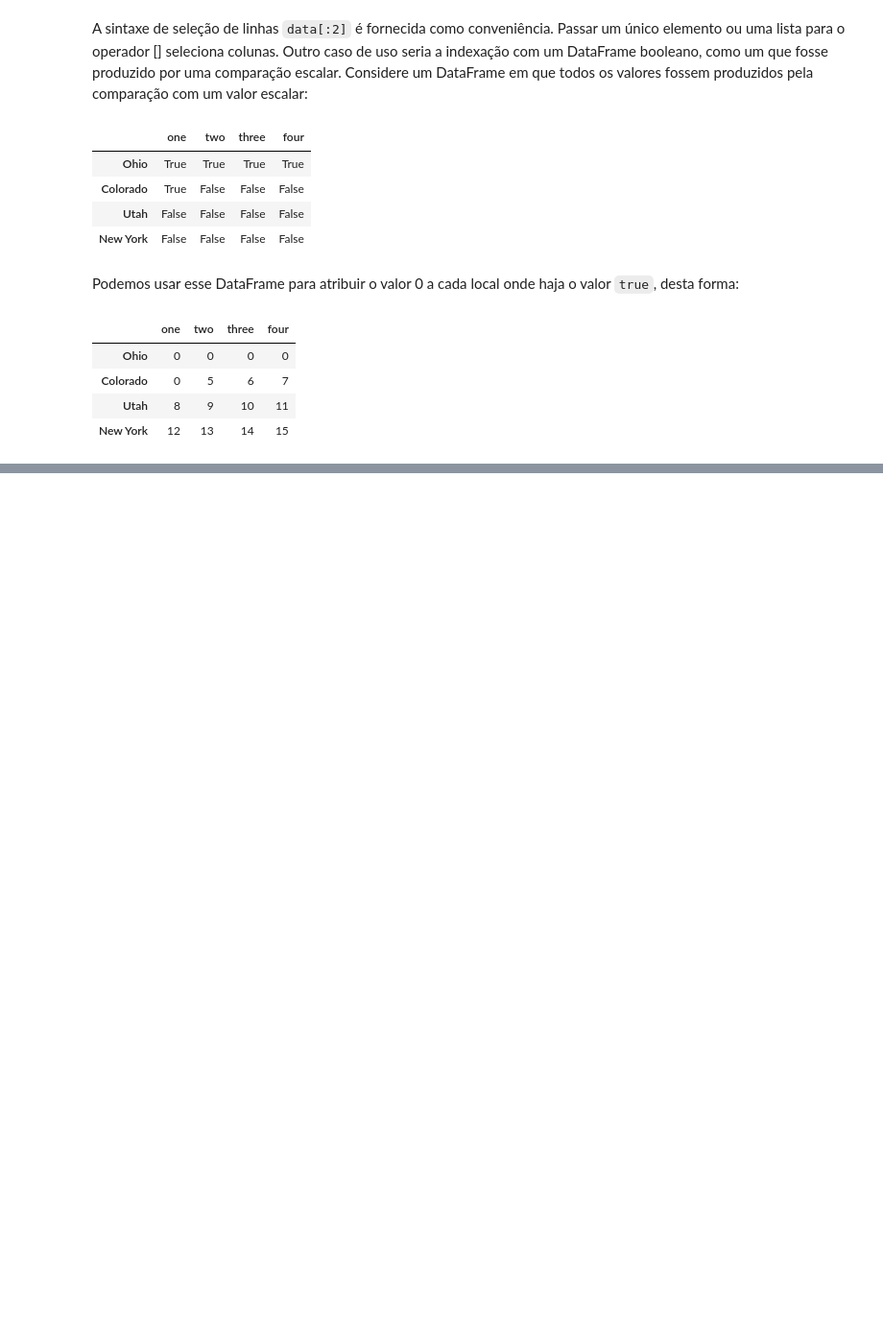
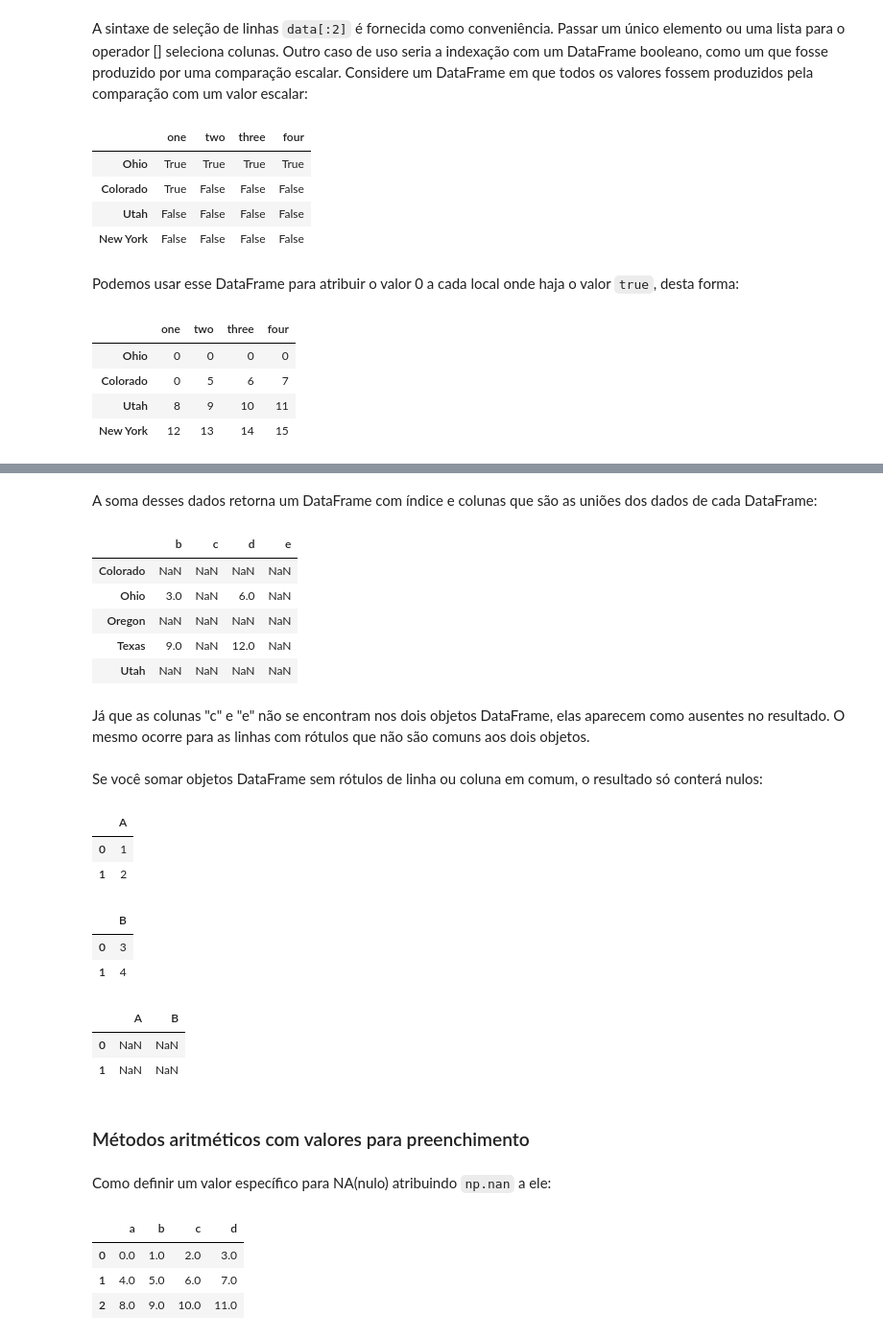
Before and after one commit to isaiassousa032/python-para-analise-de-dados-livro, a Jupyter notebook: Capitulo 5.ipynb, the cells around one changed output, grey strips where cells are left out. Shown at 96% size. Saved outputs shown, nothing was run; the diff lists cells and outputs as text; code cells hidden in the pictures; blank space fills up the shorter version.

Commit message:
Métodos aritméticos com valores para preenchimento

```diff
--- a/Capitulo 5.ipynb
+++ b/Capitulo 5.ipynb
@@ -911,0 +982,4 @@ data
+# %%
+df1 = pd.DataFrame(np.arange(9.).reshape((3,3)), columns=list("bcd"), index=["Ohio","Texas","Colorado"])
+df2 = pd.DataFrame(np.arange(12).reshape((4,3)), columns=list("bde"), index=["Utah","Ohio","Texas","Oregon"])
+df1
@@ -911,0 +999,39 @@ data
+# %% [markdown]
+A soma desses dados retorna um DataFrame com índice e colunas que são as uniões dos dados de cada DataFrame:
+# %%
+df1 + df2
+# %% [output]
+|  | b | c | d | e |
+| Colorado | NaN | NaN | NaN | NaN |
+| Ohio | 3.0 | NaN | 6.0 | NaN |
+| Oregon | NaN | NaN | NaN | NaN |
+| Texas | 9.0 | NaN | 12.0 | NaN |
+| Utah | NaN | NaN | NaN | NaN |
+# %% [markdown]
+Já que as colunas "c" e "e" não se encontram nos dois objetos DataFrame, elas aparecem como ausentes no resultado. O mesmo ocorre para as linhas com rótulos que não são comuns aos dois objetos.
+# %% [markdown]
+Se você somar objetos DataFrame sem rótulos de linha ou coluna em comum, o resultado só conterá nulos:
+# %%
+df1 = pd.DataFrame({"A":[1,2]})
+df2 = pd.DataFrame({"B":[3,4]})
+df1
+# %% [output]
+|  | A |
+| 0 | 1 |
+| 1 | 2 |
+# %%
+df2
+# %% [output]
+|  | B |
+| 0 | 3 |
+| 1 | 4 |
+# %%
+df1 + df2
+# %% [output]
+|  | A | B |
+| 0 | NaN | NaN |
+| 1 | NaN | NaN |
+# %% [markdown]
+### Métodos aritméticos com valores para preenchimento
+# %% [markdown]
+Como definir um valor específico para NA(nulo) atribuindo `np.nan` a ele:
@@ -911,0 +1041,12 @@ data
+# %%
+df1 = pd.DataFrame(np.arange(12.).reshape((3,4)),
+                  columns=list("abcd"))
+df2 = pd.DataFrame(np.arange(20.).reshape((4,5)),
+                  columns=list("abcde"))
+df2.loc[1,"b"] = np.nan
+df1
+# %% [output]
+|  | a | b | c | d |
+| 0 | 0.0 | 1.0 | 2.0 | 3.0 |
+| 1 | 4.0 | 5.0 | 6.0 | 7.0 |
+| 2 | 8.0 | 9.0 | 10.0 | 11.0 |
```
Also changed, not shown: parts of 34 cells of this notebook.
